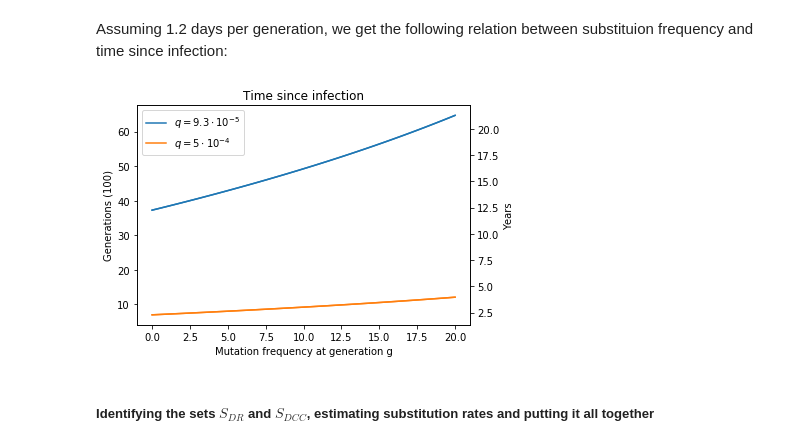
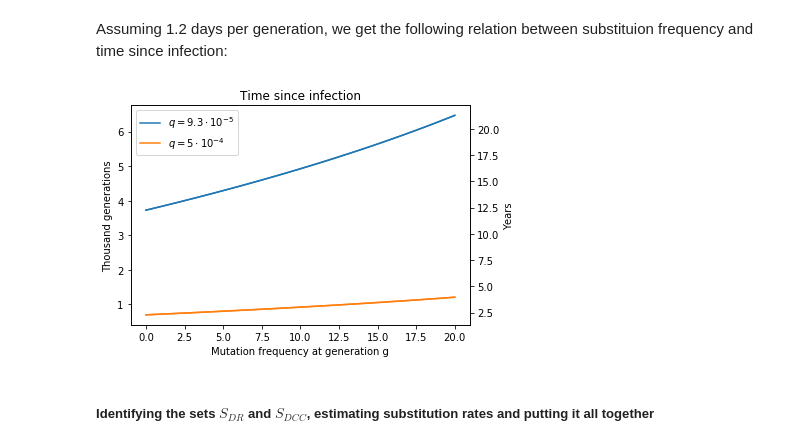
Before and after one commit to PeterARBork/HIV_infection_age_predictor, a Jupyter notebook: HIV infection age modelling.ipynb, the cells around one changed output. Cells and saved outputs as stored; diff of their text form; code cells hidden in the pictures.

Commit message:
prettier graph.

```diff
--- a/HIV infection age modelling.ipynb
+++ b/HIV infection age modelling.ipynb
@@ -242,27 +242,27 @@ Assuming 1.2 days per generation, we get the following relation between substitu
 # %%
 years = lambda generations: generations * 1.2 / 365
 
 fig, ax1 = plt.subplots()
 x = np.linspace(1.0, 0.80, 50)
 gs_big = estimate_generations(x, 9.3*10**(-5), 9.3*10**(-5))
 gs_small = estimate_generations(x, 5*10**(-4), 5*10**(-4))
 x_axis = 100 * (1 - x)
 
-ax1.plot(x_axis, gs_big / 10**2, label='$q = 9.3 \cdot 10^{-5}$')
-ax1.plot(x_axis, gs_small / 10**2, label='$q = 5 \cdot 10^{-4}$')
+ax1.plot(x_axis, gs_big / 10**3, label='$q = 9.3 \cdot 10^{-5}$')
+ax1.plot(x_axis, gs_small / 10**3, label='$q = 5 \cdot 10^{-4}$')
 ax1.legend()
 ax1.set_xlabel('Mutation frequency at generation g')
-ax1.set_ylabel('Generations (100)')
+ax1.set_ylabel('Thousand generations')
 ax1.set_title('Time since infection')
 ax2 = ax1.twinx()
 ax2.plot(x_axis, years(gs_big))
 ax2.plot(x_axis, years(gs_small))
 ax2.set_ylabel('Years')
 
 fig.tight_layout()
 plt.show()
 # %% [output]
-[figure, old version]
+[figure, new version]
 # %% [markdown]
 ##### Identifying the sets $S_{DR}$ and $S_{DCC}$, estimating substitution rates and putting it all together
 # %% [markdown]
```
